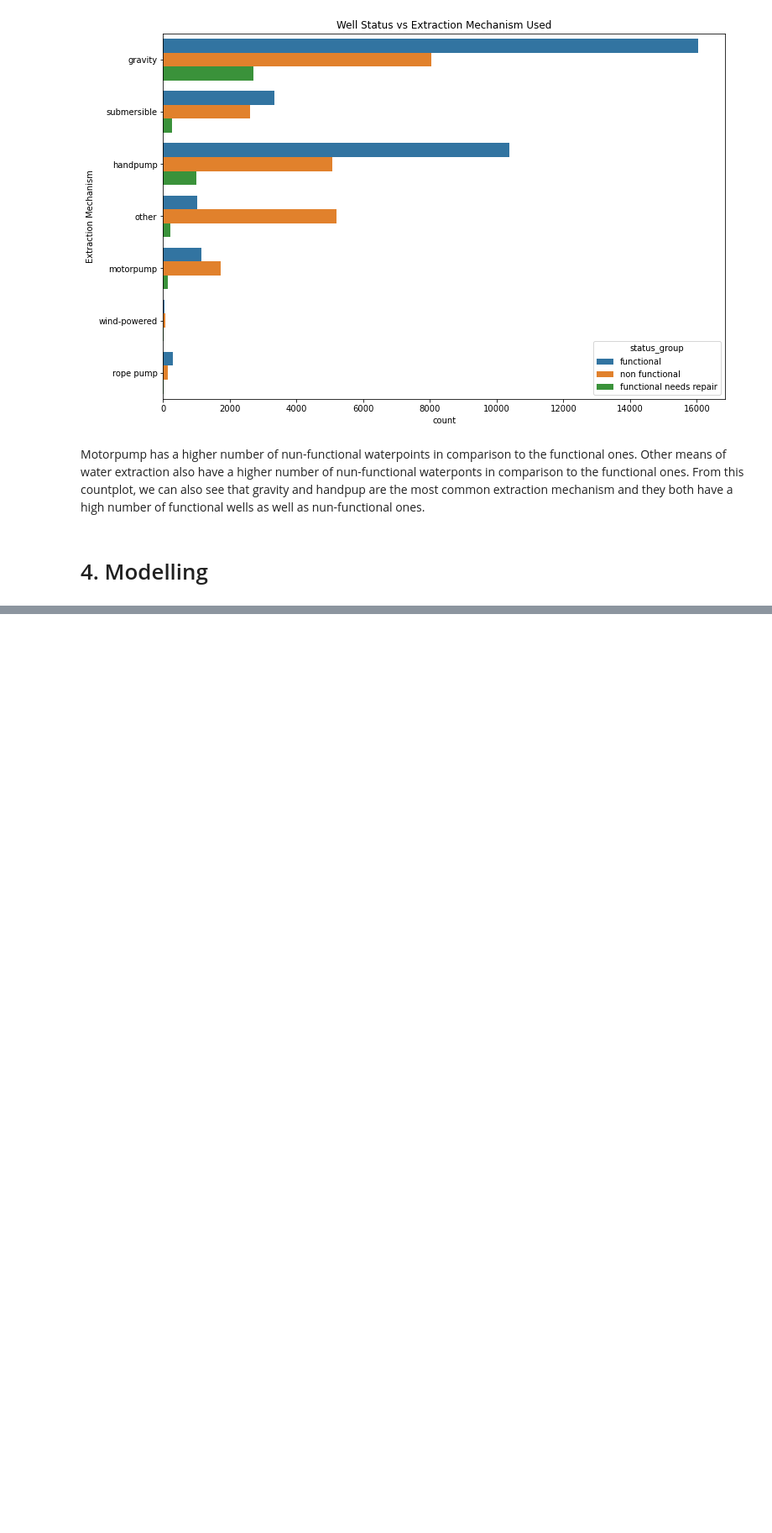
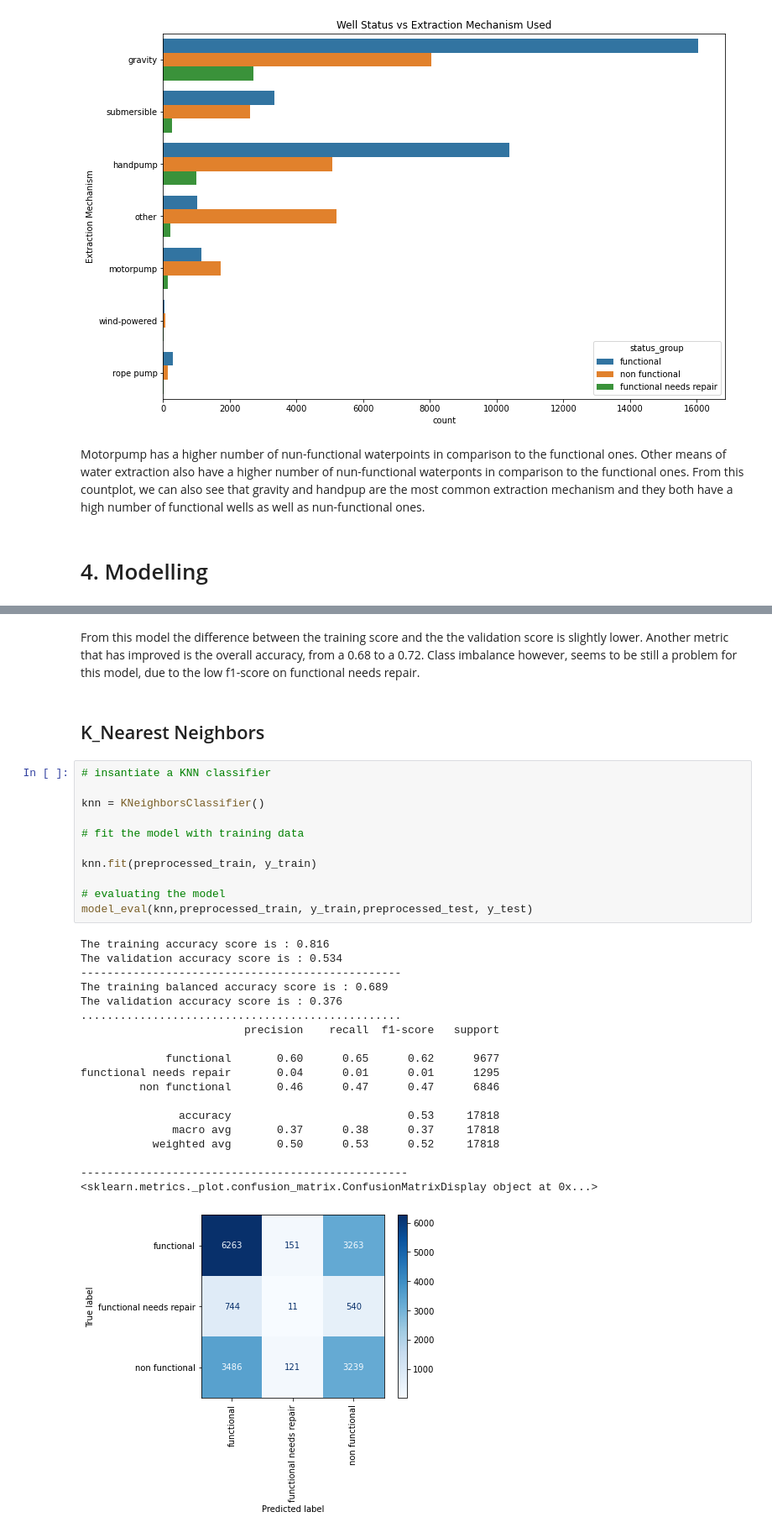
Before and after one commit to OswaldCc/Tanzania-Water-Pump-Status-Prediction, a Jupyter notebook: Tanzania Water Pump Status.ipynb, the cells around one changed output, grey strips where cells are left out. Shown at 84% size. Saved outputs shown, nothing was run; the diff lists cells and outputs as text; blank space fills up the shorter version.

```diff
--- a/Tanzania Water Pump Status.ipynb
+++ b/Tanzania Water Pump Status.ipynb
@@ -648,0 +934,35 @@ Motorpump has a higher number of nun-functional waterpoints in comparison to the
+# %% [markdown]
+From this model the difference between the training score and the the validation score is slightly lower. Another metric that has improved is the overall accuracy, from a 0.68 to a 0.72. Class imbalance however, seems to be still a problem for this model, due to the low f1-score on functional needs repair.
+# %% [markdown]
+## K_Nearest Neighbors
+# %%
+# insantiate a KNN classifier
+
+knn = KNeighborsClassifier()
+
+# fit the model with training data
+
+knn.fit(preprocessed_train, y_train)
+
+# evaluating the model
+model_eval(knn,preprocessed_train, y_train,preprocessed_test, y_test)
+# %% [output]
+The training accuracy score is : 0.816
+The validation accuracy score is : 0.534
+-------------------------------------------------
+The training balanced accuracy score is : 0.689
+The validation accuracy score is : 0.376
+.................................................
+                         precision    recall  f1-score   support
+
+             functional       0.60      0.65      0.62      9677
+functional needs repair       0.04      0.01      0.01      1295
+         non functional       0.46      0.47      0.47      6846
+
+               accuracy                           0.53     17818
+              macro avg       0.37      0.38      0.37     17818
+           weighted avg       0.50      0.53      0.52     17818
+
+--------------------------------------------------
+<sklearn.metrics._plot.confusion_matrix.ConfusionMatrixDisplay object at 0x...>
+[figure, added]
```
Also changed, not shown: parts of 38 cells of this notebook.
